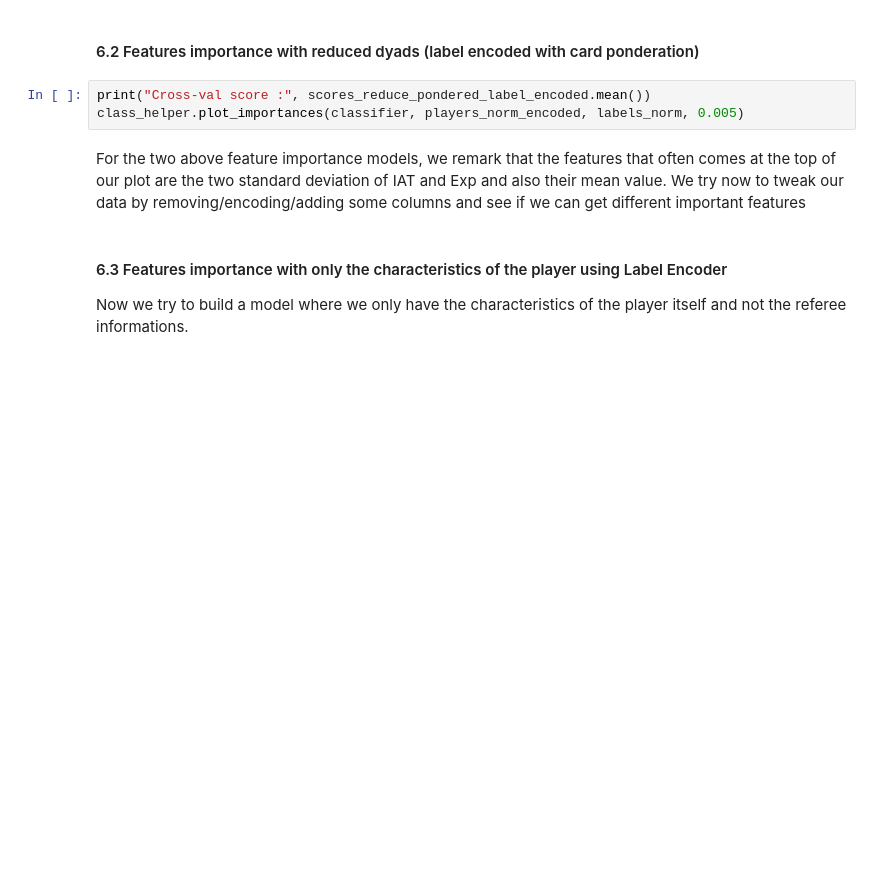
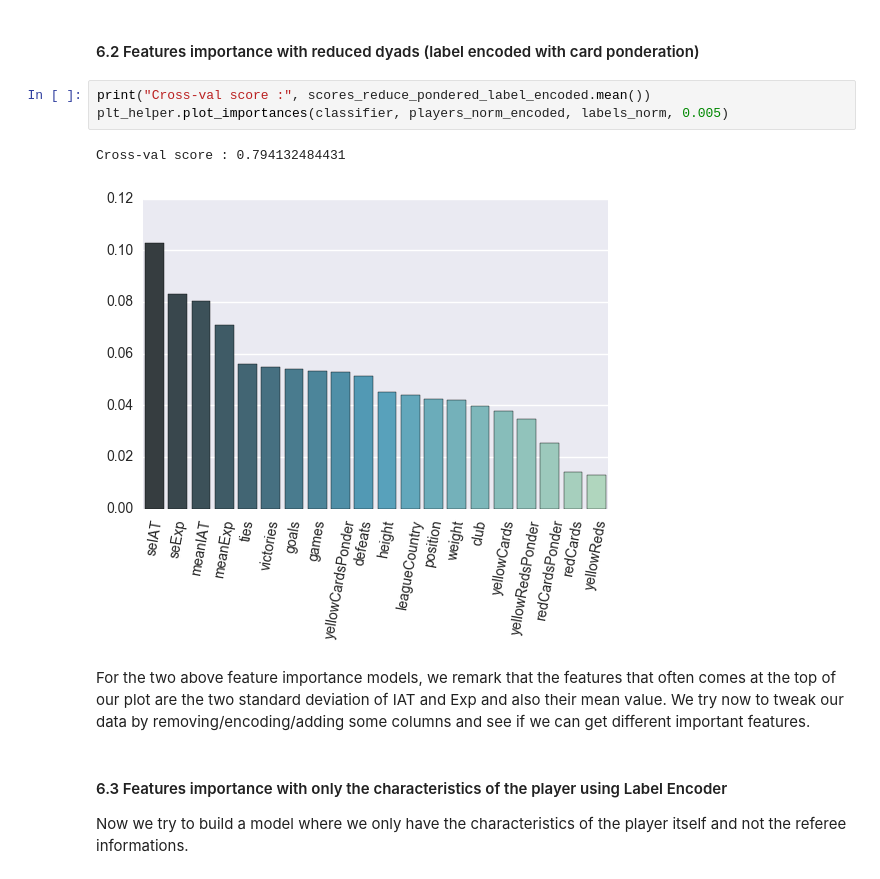
Before and after one commit to agpmilli/adaepfl, a Jupyter notebook: Homework/04 - Applied ML/AppliedML.ipynb, the cells around one changed output. Drawn from its saved outputs; the diff is of its cells as text; blank space fills up the shorter version.

```diff
--- a/Homework/04 - Applied ML/AppliedML.ipynb
+++ b/Homework/04 - Applied ML/AppliedML.ipynb
@@ -325,9 +375,12 @@ class_helper.plot_importances(classifier, encoded_player_data, labels_norm, 0.00
 #### 6.2 Features importance with reduced dyads (label encoded with card ponderation)
 # %%
 print("Cross-val score :", scores_reduce_pondered_label_encoded.mean())
-class_helper.plot_importances(classifier, players_norm_encoded, labels_norm, 0.005)
+plt_helper.plot_importances(classifier, players_norm_encoded, labels_norm, 0.005)
+# %% [output]
+Cross-val score : 0.794132484431
+[figure, added]
 # %% [markdown]
-For the two above feature importance models, we remark that the features that often comes at the top of our plot are the two standard deviation of IAT and Exp and also their mean value. We try now to tweak our data by removing/encoding/adding some columns and see if we can get different important features
+For the two above feature importance models, we remark that the features that often comes at the top of our plot are the two standard deviation of IAT and Exp and also their mean value. We try now to tweak our data by removing/encoding/adding some columns and see if we can get different important features.
 # %% [markdown]
 #### 6.3 Features importance with only the characteristics of the player using Label Encoder
 Now we try to build a model where we only have the characteristics of the player itself and not the referee informations.
```
Also changed, not shown: parts of 33 cells of this notebook, 3 other files.
